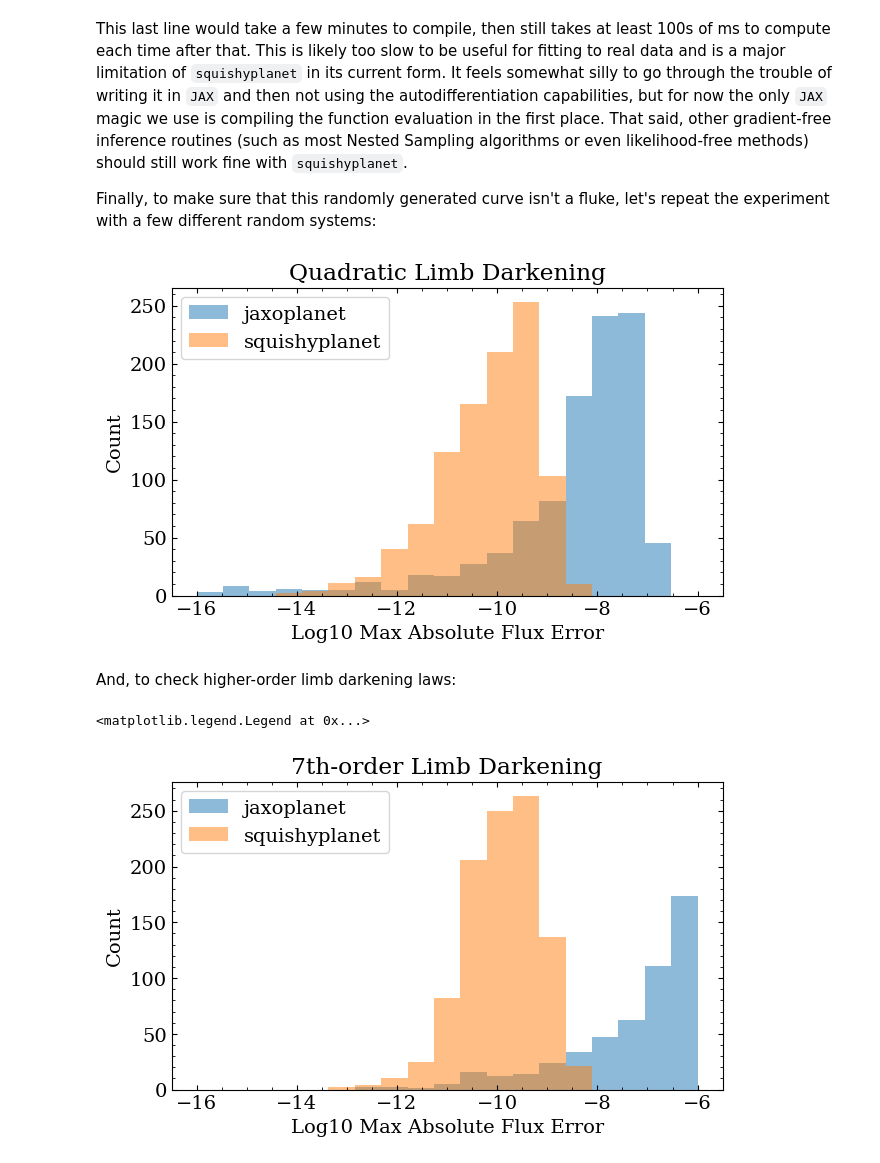
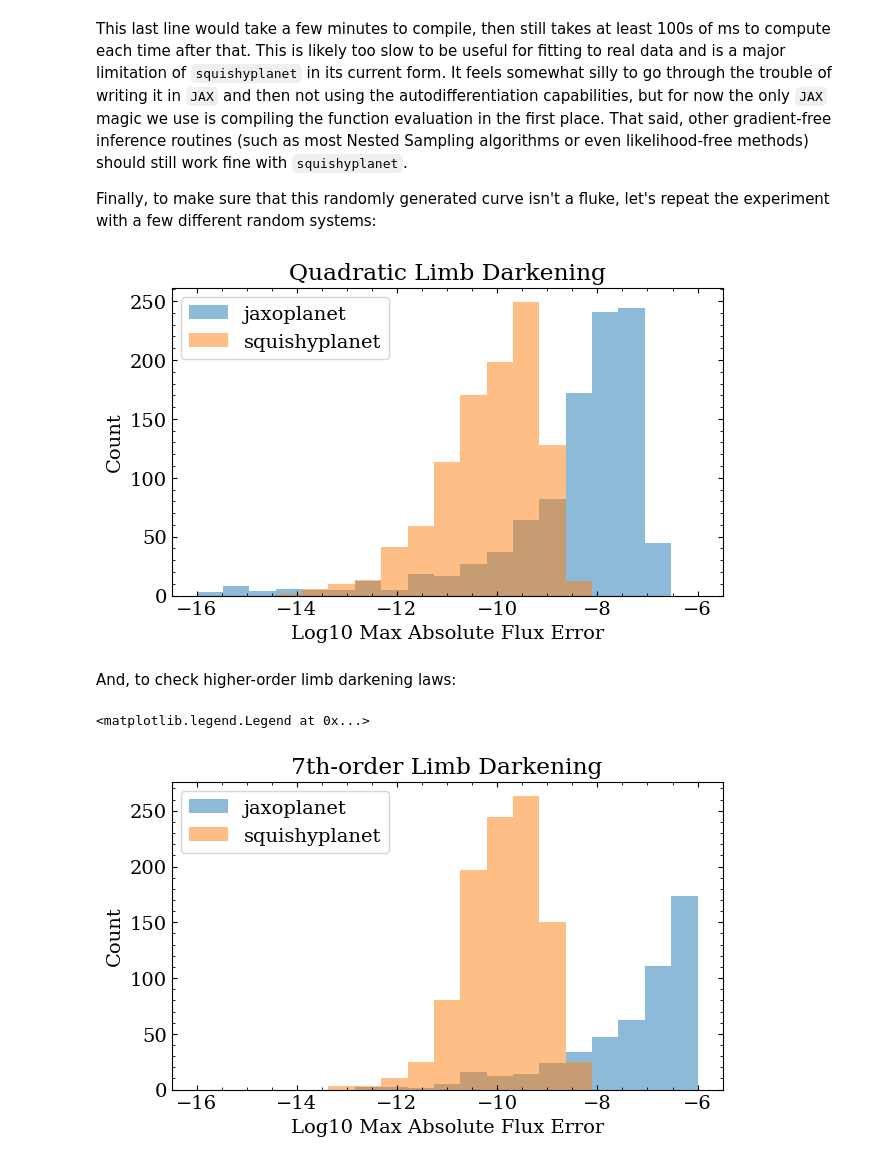
Before and after one commit to ben-cassese/squishyplanet, a Jupyter notebook: docs/tutorials/lightcurve_compare.ipynb, the cells around one changed output. Saved outputs shown, nothing was run; the diff lists cells and outputs as text; code cells hidden in the pictures.

```diff
--- a/docs/tutorials/lightcurve_compare.ipynb
+++ b/docs/tutorials/lightcurve_compare.ipynb
@@ -97,6 +97,7 @@ state = {
     "obliq": 0.0,
     "prec": 0.0,
     "ld_u_coeffs": jnp.array(u),
+    "tidally_locked": False,
 }
 
 s = OblateSystem(**state)
@@ -241,6 +242,7 @@ def light_curve_compare(key, poly_limbdark_order):
         "obliq": 0.0,
         "prec": 0.0,
         "ld_u_coeffs": jnp.array(u),
+        "tidally_locked":False
     }
 
     s = OblateSystem(**state)
@@ -251,34 +253,34 @@ def light_curve_compare(key, poly_limbdark_order):
         jnp.max(jnp.abs(jaxoplanet_lc[m] - compare_lc[m])),
         jnp.max(jnp.abs(test_lc[m] - compare_lc[m])),
     )
 
 
 jaxoplanet_errs = []
 squishyplanet_errs = []
 for i in tqdm(range(1_000)):
     jax.random.PRNGKey(i)
     j, s = light_curve_compare(jax.random.PRNGKey(i), 2)
     jaxoplanet_errs.append(j)
     squishyplanet_errs.append(s)
 jaxoplanet_errs = jnp.array(jaxoplanet_errs)
 squishyplanet_errs = jnp.array(squishyplanet_errs)
 
 
 fig, ax = plt.subplots()
 j = jnp.log10(jaxoplanet_errs)
 j = jnp.where(jnp.abs(j) == jnp.inf, jnp.nan, j)
 s = jnp.log10(squishyplanet_errs)
 s = jnp.where(jnp.abs(s) == jnp.inf, jnp.nan, s)
 ax.hist(j, bins=jnp.linspace(-16, -6, 20), alpha=0.5, label="jaxoplanet")
 ax.hist(s, bins=jnp.linspace(-16, -6, 20), alpha=0.5, label="squishyplanet")
 ax.set(
     xlabel="Log10 Max Absolute Flux Error",
     ylabel="Count",
     title="Quadratic Limb Darkening",
 )
 ax.legend();
 # %% [output]
-[figure, old version]
+[figure, new version]
 # %% [markdown]
 And, to check higher-order limb darkening laws:
 # %%
@@ -345,6 +347,7 @@ def light_curve_compare(key, poly_limbdark_order):
         "obliq": 0.0,
         "prec": 0.0,
         "ld_u_coeffs": jnp.array(u),
+        "tidally_locked":False
     }
 
     s = OblateSystem(**state)
@@ -383,4 +386,4 @@ ax.set(
 ax.legend()
 # %% [output]
 <matplotlib.legend.Legend at 0x...>
-[figure, old version]
+[figure, new version]
```
Also changed, not shown: parts of 3 cells of this notebook, 8 other files.
